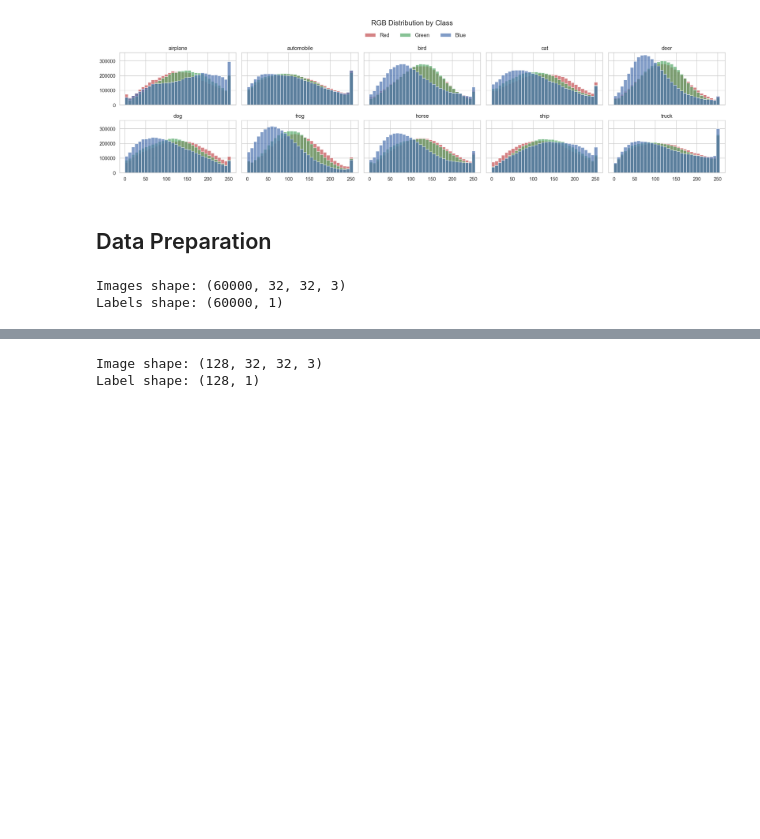
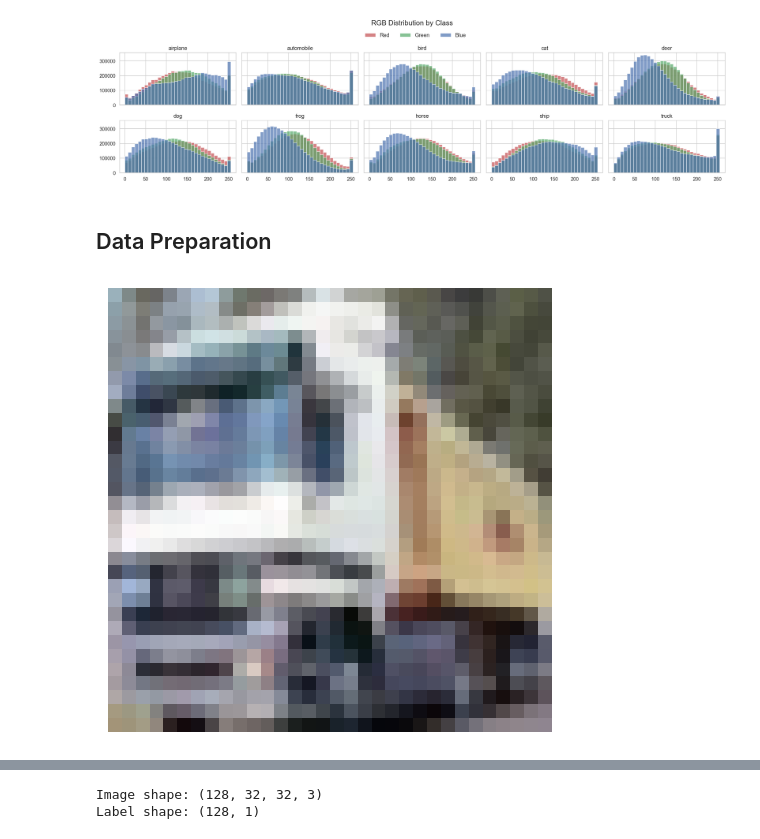
Before and after one commit to timothyckl/CIFAR10-Image-Synthesis, a Jupyter notebook: 0_Data_Prep.ipynb, the cells around one changed output, grey strips where cells are left out. Drawn from its saved outputs; the diff is of its cells as text; code cells hidden in the pictures; blank space fills up the shorter version.

```diff
--- a/0_Data_Prep.ipynb
+++ b/0_Data_Prep.ipynb
@@ -74,15 +75,3 @@ plt.show()
 [figure]
 # %% [markdown]
 ## Data Preparation
-# %%
-images = tf.concat([train_images, test_images], axis=0)
-labels = tf.concat([train_labels, test_labels], axis=0)
-
-images = tf.cast(images, tf.float32)
-labels = tf.cast(labels, tf.int32)
-
-print(f'Images shape: {images.shape}')
-print(f'Labels shape: {labels.shape}')
-# %% [output]
-Images shape: (60000, 32, 32, 3)
-Labels shape: (60000, 1)
@@ -88,0 +82,7 @@ Labels shape: (60000, 1)
+# %%
+# before sharpen
+plt.imshow(images[1])
+plt.axis('off')
+plt.show()
+# %% [output]
+[figure, added]
```
Also changed, not shown: parts of 10 cells of this notebook.
